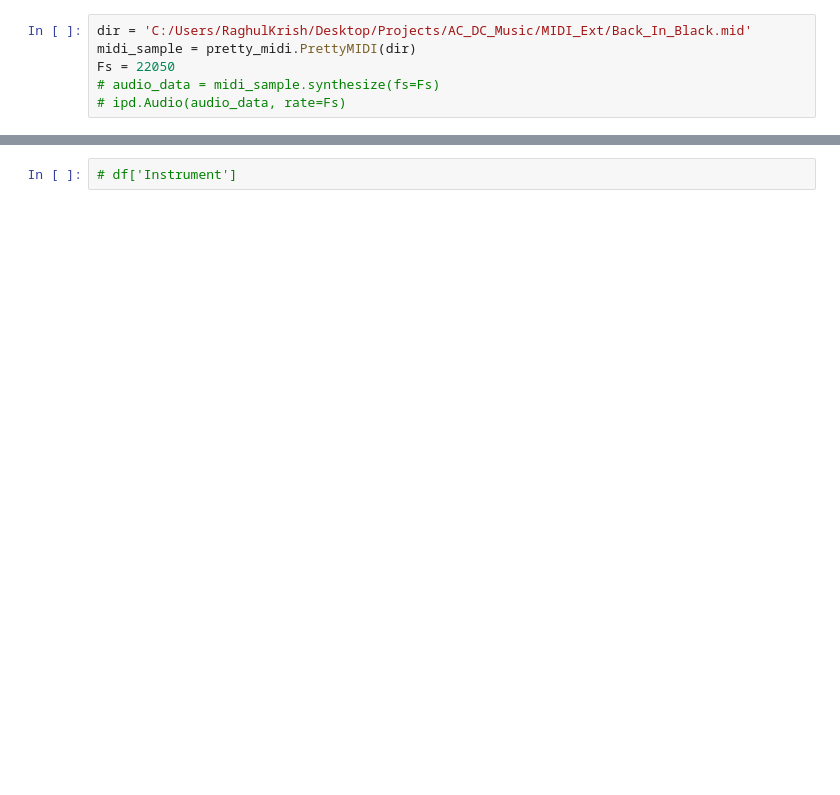
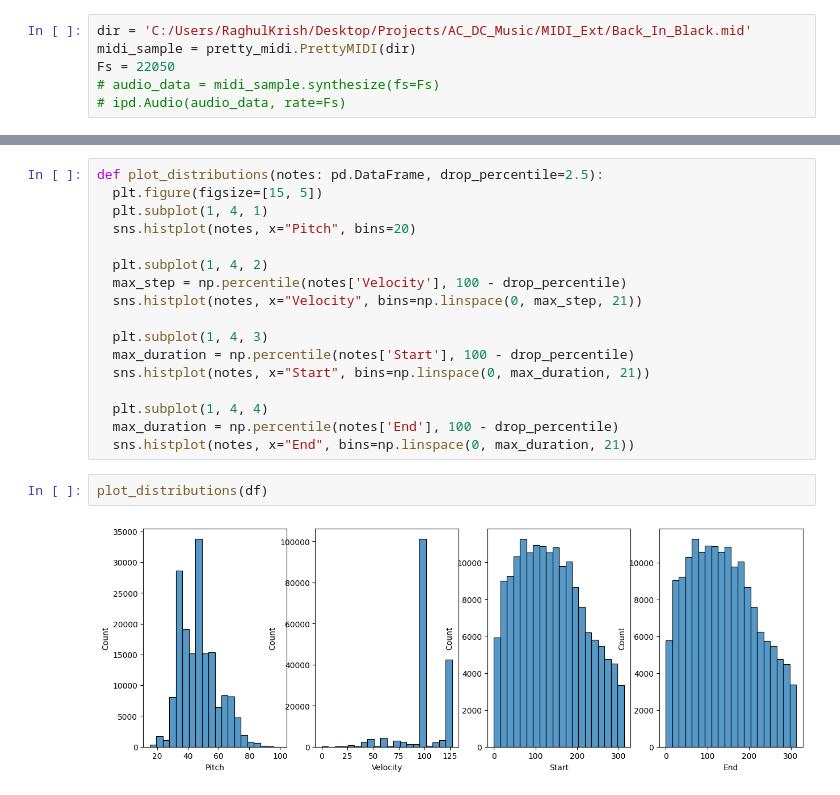
Before and after one commit to RaghulKrish1798/AC_DC_Music, a Jupyter notebook: AC_DC.ipynb, the cells around one changed output, grey strips where cells are left out. Saved outputs shown, nothing was run; the diff lists cells and outputs as text; blank space fills up the shorter version.

```diff
--- a/AC_DC.ipynb
+++ b/AC_DC.ipynb
@@ -71,2 +109,21 @@ df.describe()
-# %%
-# df['Instrument']
+# %%
+def plot_distributions(notes: pd.DataFrame, drop_percentile=2.5):
+  plt.figure(figsize=[15, 5])
+  plt.subplot(1, 4, 1)
+  sns.histplot(notes, x="Pitch", bins=20)
+
+  plt.subplot(1, 4, 2)
+  max_step = np.percentile(notes['Velocity'], 100 - drop_percentile)
+  sns.histplot(notes, x="Velocity", bins=np.linspace(0, max_step, 21))
+
+  plt.subplot(1, 4, 3)
+  max_duration = np.percentile(notes['Start'], 100 - drop_percentile)
+  sns.histplot(notes, x="Start", bins=np.linspace(0, max_duration, 21))
+
+  plt.subplot(1, 4, 4)
+  max_duration = np.percentile(notes['End'], 100 - drop_percentile)
+  sns.histplot(notes, x="End", bins=np.linspace(0, max_duration, 21))
+# %%
+plot_distributions(df)
+# %% [output]
+[figure, added]
```
Also changed, not shown: parts of 12 cells of this notebook.
